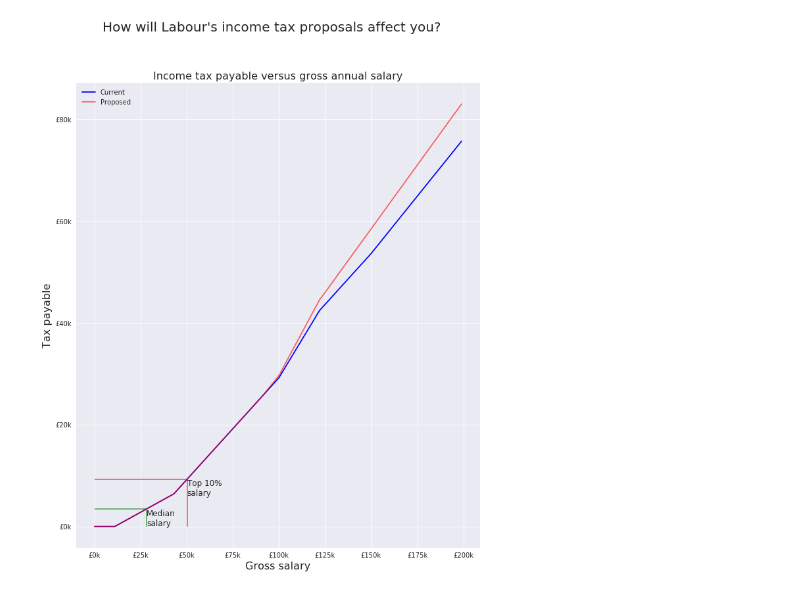
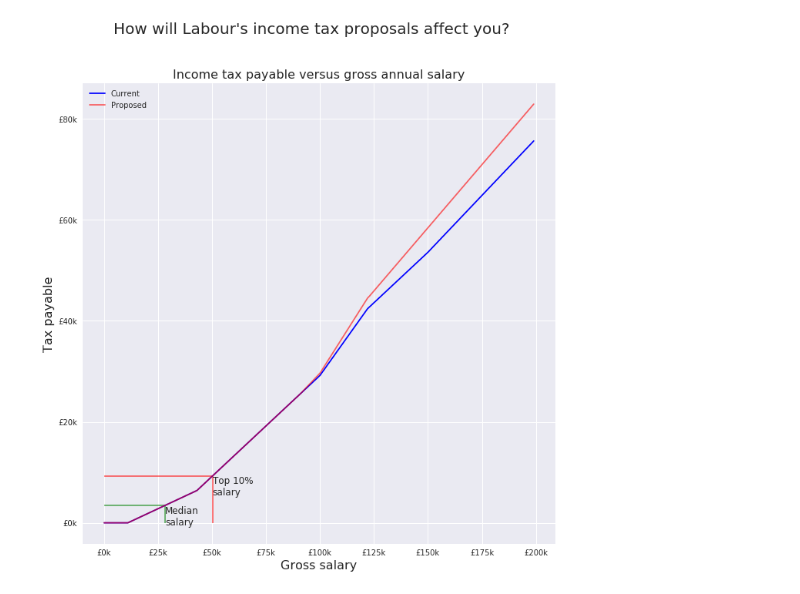
Before and after one commit to mathsian/tax, a Jupyter notebook: taxation.ipynb, the cells around one changed output. Cells and saved outputs as stored; diff of their text form; code cells hidden in the pictures.

```diff
--- a/taxation.ipynb
+++ b/taxation.ipynb
@@ -39,34 +39,34 @@ median_tax = tax_on(median,bands0)
 ten_percent = 50220
 ten_percent_tax = tax_on(ten_percent,bands0)
 
-fig, axes = plt.subplots(1,figsize=(11,13),facecolor="white")
+fig, axes = plt.subplots(1,figsize=(11,11),facecolor="white")
 
 fig.suptitle("How will Labour's income tax proposals affect you?",fontsize=20)
 
 xs = np.arange(0,200000,1000)
 
 ts0 = np.array([tax_on(x,bands0) for x in xs])
 axes.plot(xs,ts0,"b",label="Current")
 
 ts1 = np.array([tax_on(x,bands1) for x in xs])
 axes.plot(xs,ts1,"r",alpha=0.6,label="Proposed")
 
 axes.set_title("Income tax payable versus gross annual salary",fontsize=16)
 axes.set_xlabel("Gross salary",fontsize=16)
 axes.set_ylabel("Tax payable",fontsize=16)
 
 thousands = ticker.FuncFormatter(lambda x, pos: "£{}k".format(int(x/1000)))
 axes.xaxis.set_major_formatter(thousands)
 axes.yaxis.set_major_formatter(thousands)
 
 axes.vlines(median,0,median_tax,"g",alpha=0.6)
 axes.hlines(median_tax,0,median,"g",alpha=0.6)
 axes.annotate("Median\nsalary",xy=(median,median_tax),verticalalignment='top',fontsize=12)
 
 axes.vlines(ten_percent,0,ten_percent_tax,"r",alpha=0.6)
 axes.hlines(ten_percent_tax,0,ten_percent,"r",alpha=0.6)
 axes.annotate("Top 10%\nsalary",xy=(ten_percent,ten_percent_tax),verticalalignment='top',fontsize=12)
 
 axes.legend();
 # %% [output]
-[figure, old version]
+[figure, new version]
```
